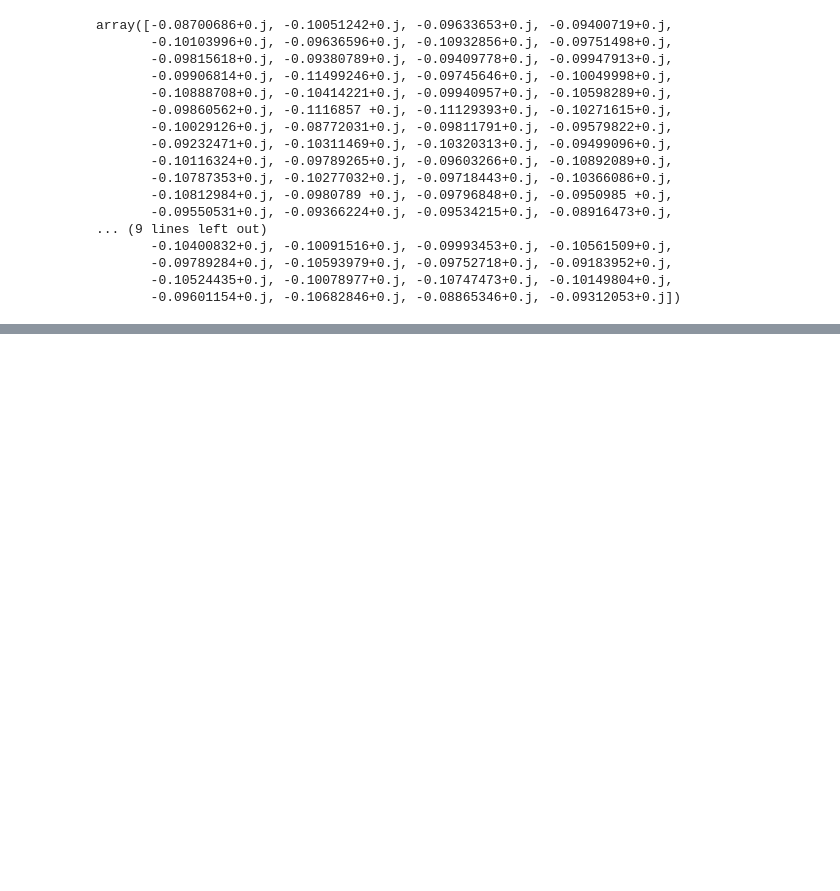
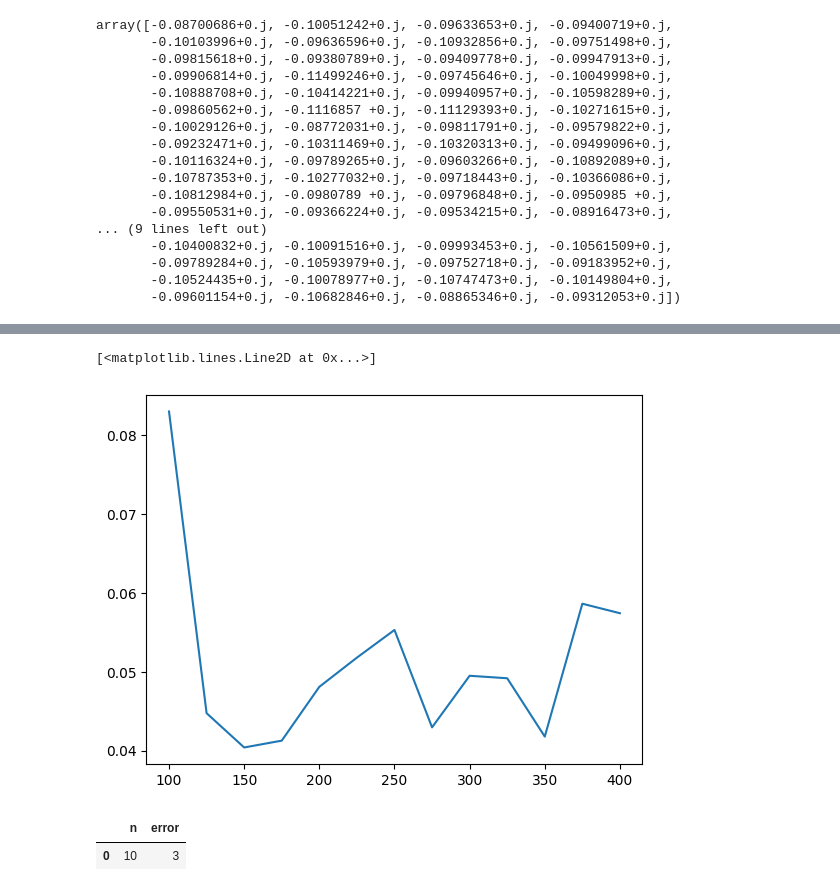
Before and after one commit to ceolson/metric-learning, a Jupyter notebook: scratch.ipynb, the cells around one changed output, grey strips where cells are left out. Cells and saved outputs as stored; diff of their text form; code cells hidden in the pictures; blank space fills up the shorter version.

```diff
--- a/scratch.ipynb
+++ b/scratch.ipynb
@@ -132,0 +159,5 @@ array([-0.08700686+0.j, -0.10051242+0.j, -0.09633653+0.j, -0.09400719+0.j,
+# %%
+plt.plot(db["n"], db["aat to kstar"])
+# %% [output]
+[<matplotlib.lines.Line2D at 0x...>]
+[figure, added]
@@ -132,0 +168,5 @@ array([-0.08700686+0.j, -0.10051242+0.j, -0.09633653+0.j, -0.09400719+0.j,
+# %%
+results
+# %% [output]
+|  | n | error |
+| 0 | 10 | 3 |
```
Also changed, not shown: parts of 6 cells of this notebook, 6 other files.
